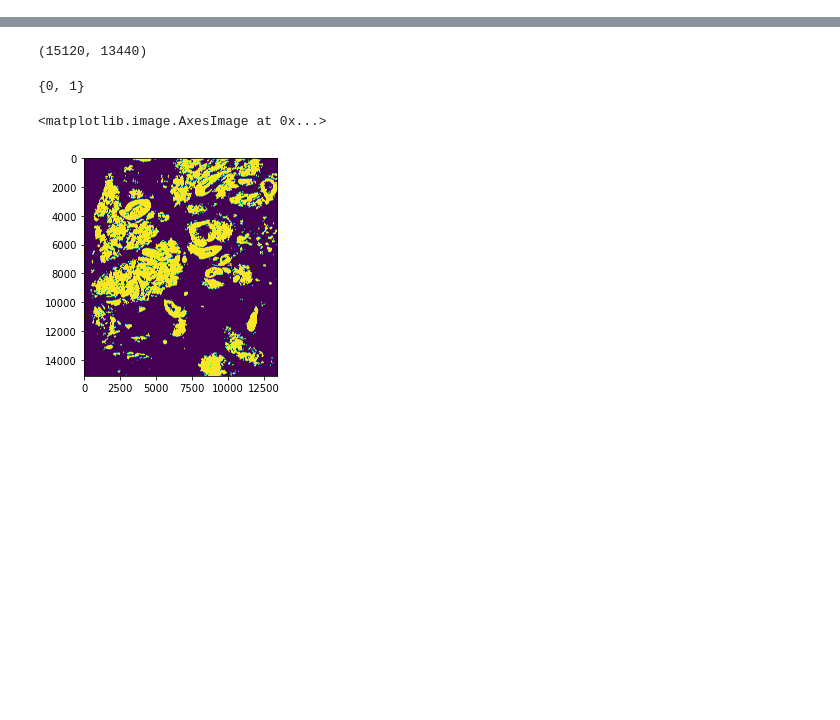
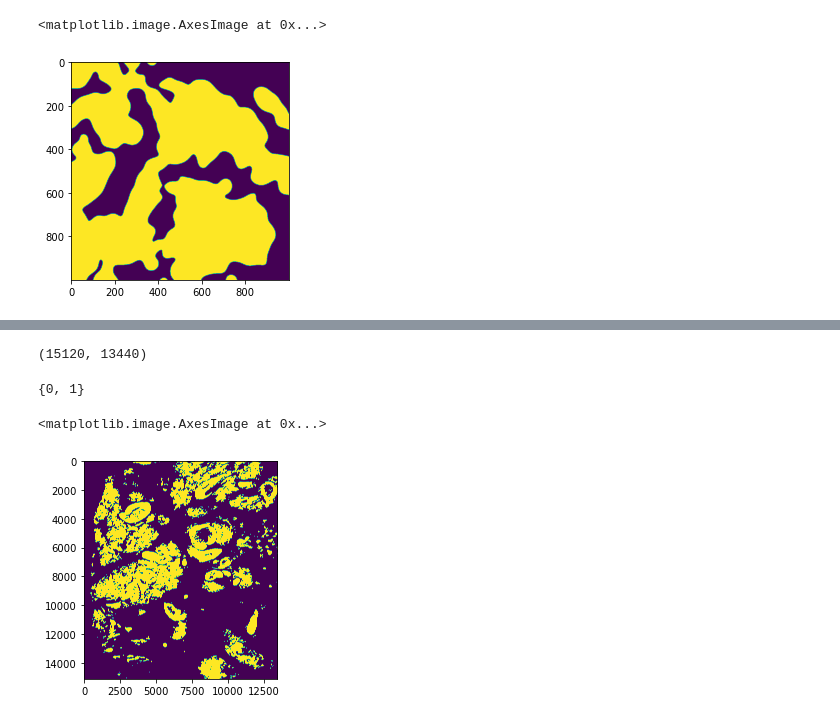
Before and after one commit to estorrs/multiplex-imaging-pipeline, a Jupyter notebook: notebooks/tumor_annotation.ipynb, the cells around one changed output, grey strips where cells are left out. Drawn from its saved outputs; the diff is of its cells as text; code cells hidden in the pictures; blank space fills up the shorter version.

```diff
--- a/notebooks/tumor_annotation.ipynb
+++ b/notebooks/tumor_annotation.ipynb
@@ -46,0 +55,5 @@ f = gaussian(img, sigma=10.)
+# %%
+plt.imshow(binary_fill_holes(mask))
+# %% [output]
+<matplotlib.image.AxesImage at 0x...>
+[figure, added]
```
Also changed, not shown: parts of 17 cells of this notebook, 2 other files.
